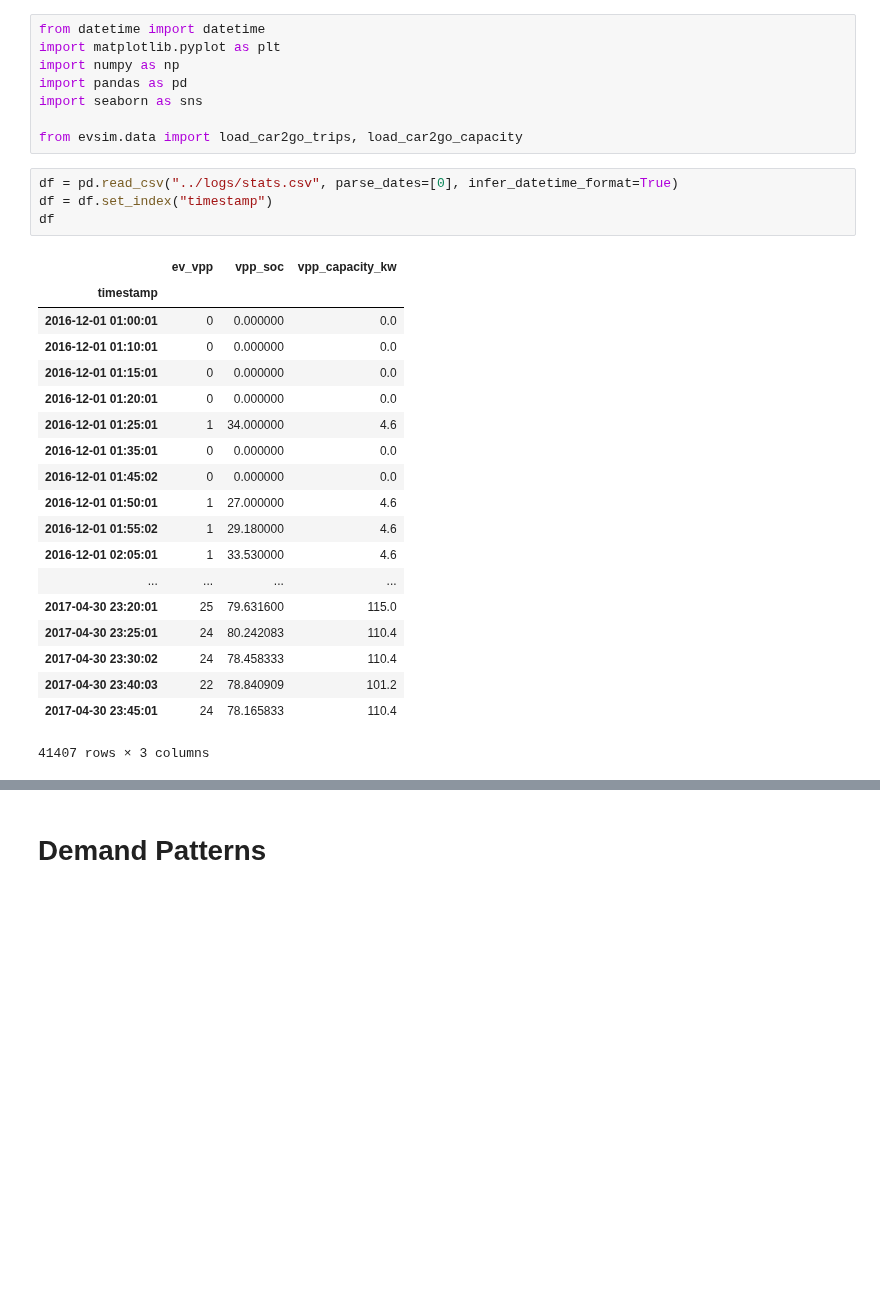
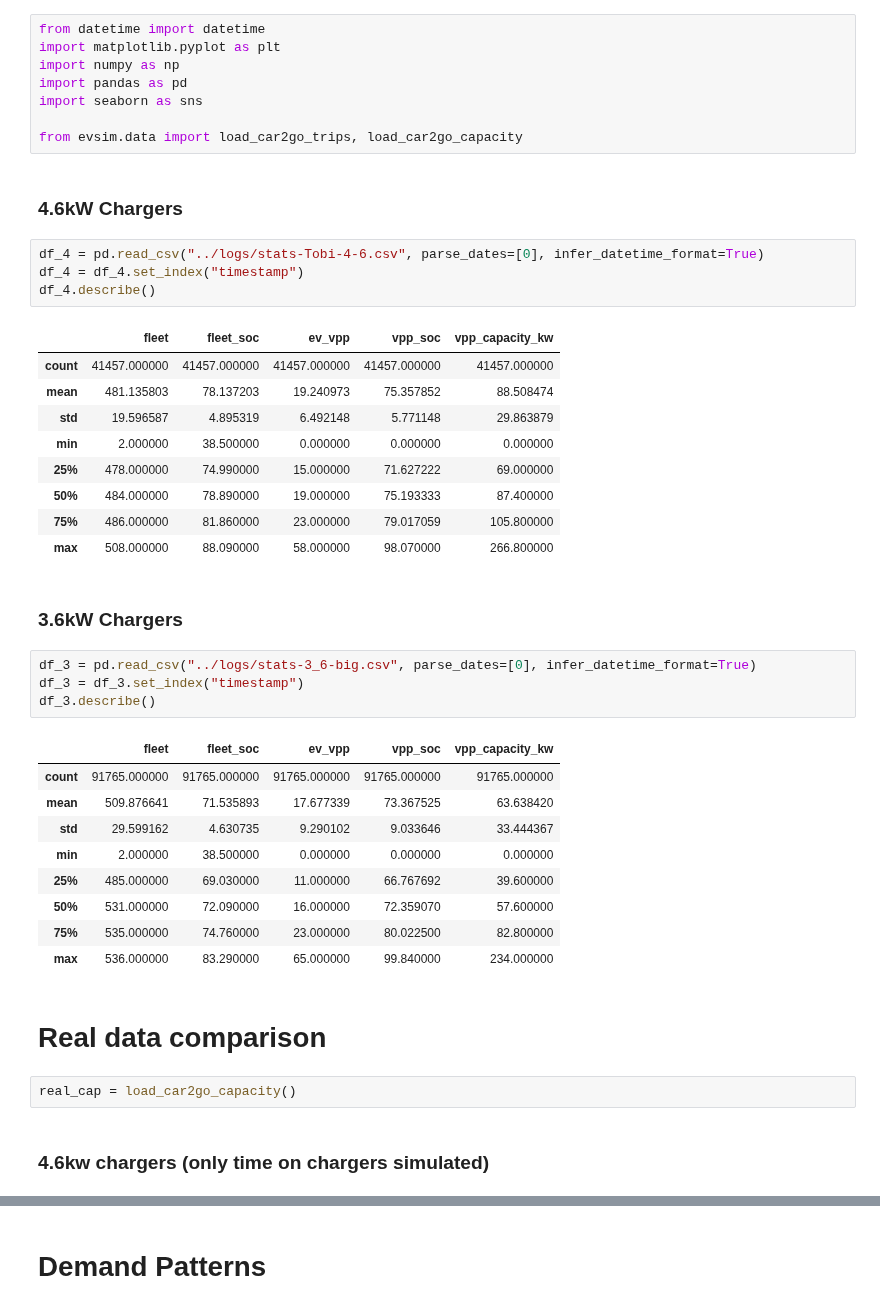
Before and after one commit to indyfree/FleetSim, a Jupyter notebook: notebooks/04-Simulation.ipynb, the cells around one changed output, grey strips where cells are left out. Cells and saved outputs as stored; diff of their text form; blank space fills up the shorter version.

```diff
--- a/notebooks/04-Simulation.ipynb
+++ b/notebooks/04-Simulation.ipynb
@@ -18,27 +18,41 @@ import pandas as pd
 import seaborn as sns
 
 from evsim.data import load_car2go_trips, load_car2go_capacity
+# %% [markdown]
+### 4.6kW Chargers
+# %%
+df_4 = pd.read_csv("../logs/stats-Tobi-4-6.csv", parse_dates=[0], infer_datetime_format=True)
+df_4 = df_4.set_index("timestamp")
+df_4.describe()
+# %% [output]
+|  | fleet | fleet_soc | ev_vpp | vpp_soc | vpp_capacity_kw |
+| count | 41457.000000 | 41457.000000 | 41457.000000 | 41457.000000 | 41457.000000 |
+| mean | 481.135803 | 78.137203 | 19.240973 | 75.357852 | 88.508474 |
+| std | 19.596587 | 4.895319 | 6.492148 | 5.771148 | 29.863879 |
+| min | 2.000000 | 38.500000 | 0.000000 | 0.000000 | 0.000000 |
+| 25% | 478.000000 | 74.990000 | 15.000000 | 71.627222 | 69.000000 |
+| 50% | 484.000000 | 78.890000 | 19.000000 | 75.193333 | 87.400000 |
+| 75% | 486.000000 | 81.860000 | 23.000000 | 79.017059 | 105.800000 |
+| max | 508.000000 | 88.090000 | 58.000000 | 98.070000 | 266.800000 |
+# %% [markdown]
+### 3.6kW Chargers
 # %%
-df = pd.read_csv("../logs/stats.csv", parse_dates=[0], infer_datetime_format=True)
-df = df.set_index("timestamp")
-df
+df_3 = pd.read_csv("../logs/stats-3_6-big.csv", parse_dates=[0], infer_datetime_format=True)
+df_3 = df_3.set_index("timestamp")
+df_3.describe()
 # %% [output]
-|  | ev_vpp | vpp_soc | vpp_capacity_kw |
-| timestamp |  |  |  |
-| 2016-12-01 01:00:01 | 0 | 0.000000 | 0.0 |
-| 2016-12-01 01:10:01 | 0 | 0.000000 | 0.0 |
-| 2016-12-01 01:15:01 | 0 | 0.000000 | 0.0 |
-| 2016-12-01 01:20:01 | 0 | 0.000000 | 0.0 |
-| 2016-12-01 01:25:01 | 1 | 34.000000 | 4.6 |
-| 2016-12-01 01:35:01 | 0 | 0.000000 | 0.0 |
-| 2016-12-01 01:45:02 | 0 | 0.000000 | 0.0 |
-| 2016-12-01 01:50:01 | 1 | 27.000000 | 4.6 |
-| 2016-12-01 01:55:02 | 1 | 29.180000 | 4.6 |
-| 2016-12-01 02:05:01 | 1 | 33.530000 | 4.6 |
-| ... | ... | ... | ... |
-| 2017-04-30 23:20:01 | 25 | 79.631600 | 115.0 |
-| 2017-04-30 23:25:01 | 24 | 80.242083 | 110.4 |
-| 2017-04-30 23:30:02 | 24 | 78.458333 | 110.4 |
-| 2017-04-30 23:40:03 | 22 | 78.840909 | 101.2 |
-| 2017-04-30 23:45:01 | 24 | 78.165833 | 110.4 |
+|  | fleet | fleet_soc | ev_vpp | vpp_soc | vpp_capacity_kw |
+| count | 91765.000000 | 91765.000000 | 91765.000000 | 91765.000000 | 91765.000000 |
+| mean | 509.876641 | 71.535893 | 17.677339 | 73.367525 | 63.638420 |
+| std | 29.599162 | 4.630735 | 9.290102 | 9.033646 | 33.444367 |
+| min | 2.000000 | 38.500000 | 0.000000 | 0.000000 | 0.000000 |
+| 25% | 485.000000 | 69.030000 | 11.000000 | 66.767692 | 39.600000 |
+| 50% | 531.000000 | 72.090000 | 16.000000 | 72.359070 | 57.600000 |
+| 75% | 535.000000 | 74.760000 | 23.000000 | 80.022500 | 82.800000 |
+| max | 536.000000 | 83.290000 | 65.000000 | 99.840000 | 234.000000 |
-41407 rows × 3 columns
+# %% [markdown]
+# Real data comparison
+# %%
+real_cap = load_car2go_capacity()
+# %% [markdown]
+### 4.6kw chargers (only time on chargers simulated)
```
Also changed, not shown: parts of 12 cells of this notebook, 1 other file.
